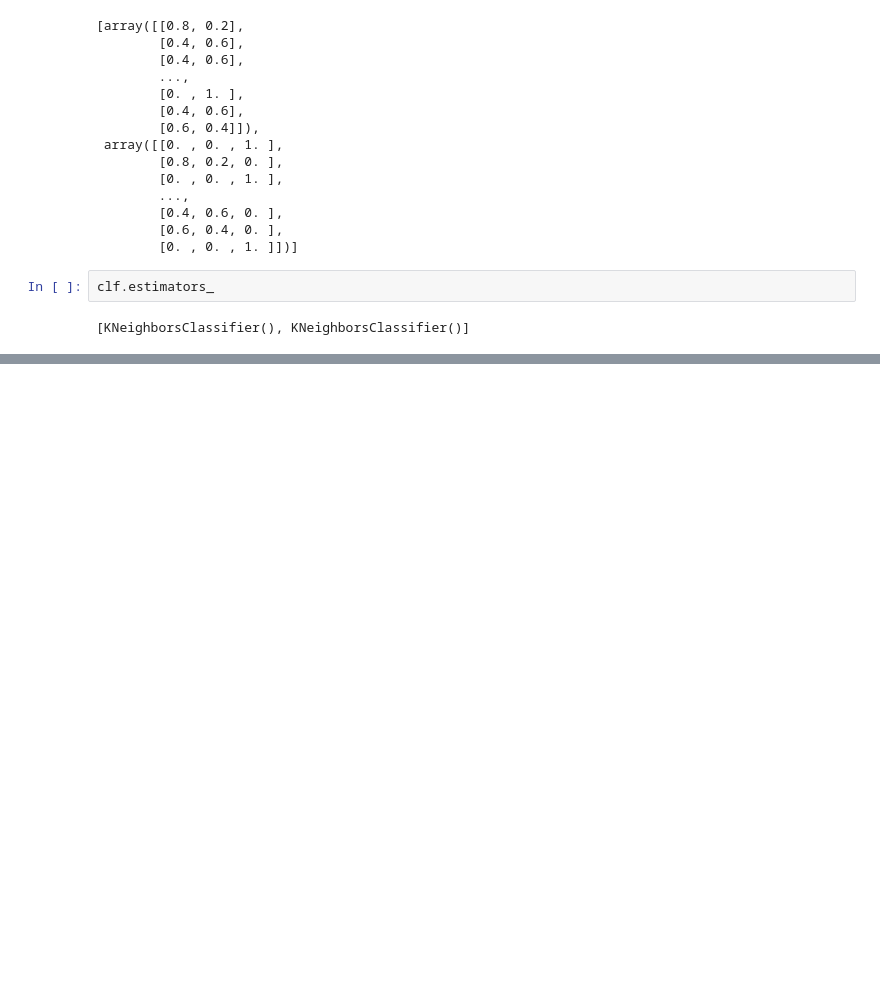
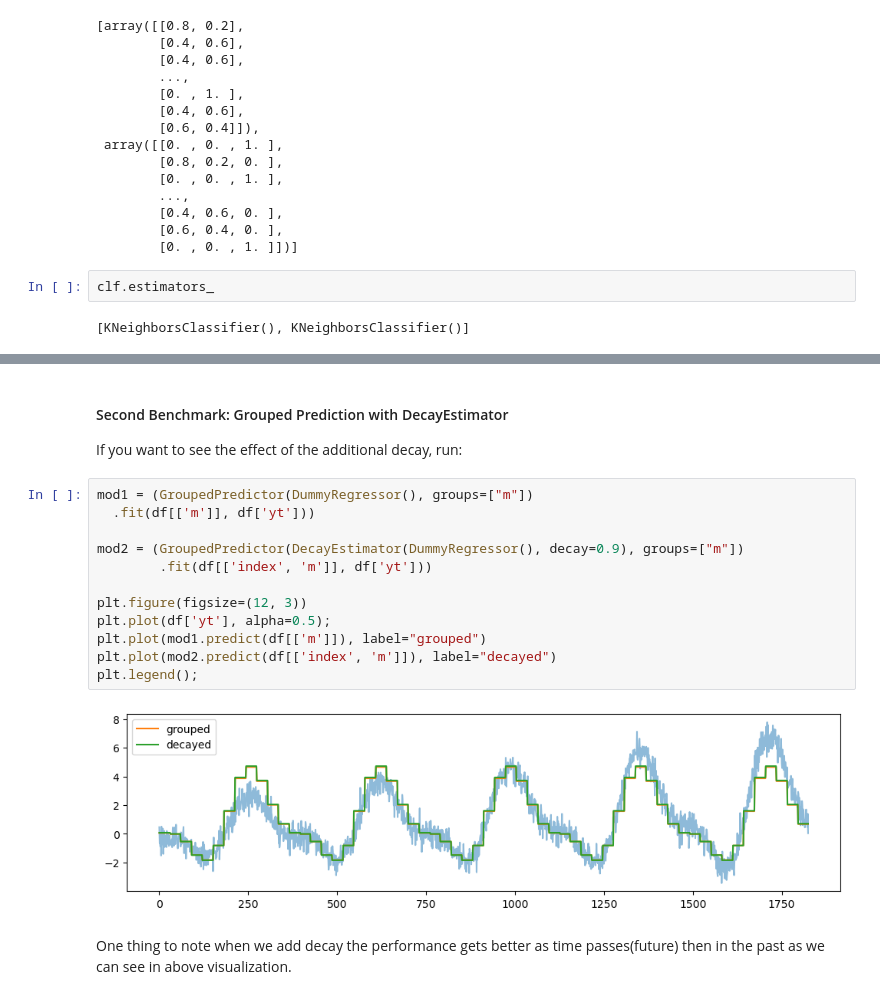
Before and after one commit to muhammadhananbaloch/Machine-Learning-Python, a Jupyter notebook: Scikit Learn/meta-estimators.ipynb, the cells around one changed output, grey strips where cells are left out. Drawn from its saved outputs; the diff is of its cells as text; blank space fills up the shorter version.

```diff
--- a/Scikit Learn/meta-estimators.ipynb
+++ b/Scikit Learn/meta-estimators.ipynb
@@ -295,0 +332,19 @@ clf.estimators_
+# %% [markdown]
+#### Second Benchmark: Grouped Prediction with DecayEstimator
+If you want to see the effect of the additional decay, run:
+# %%
+mod1 = (GroupedPredictor(DummyRegressor(), groups=["m"])
+  .fit(df[['m']], df['yt']))
+
+mod2 = (GroupedPredictor(DecayEstimator(DummyRegressor(), decay=0.9), groups=["m"])
+        .fit(df[['index', 'm']], df['yt']))
+
+plt.figure(figsize=(12, 3))
+plt.plot(df['yt'], alpha=0.5);
+plt.plot(mod1.predict(df[['m']]), label="grouped")
+plt.plot(mod2.predict(df[['index', 'm']]), label="decayed")
+plt.legend();
+# %% [output]
+[figure, added]
+# %% [markdown]
+One thing to note when we add decay the performance gets better as time passes(future) then in the past as we can see in above visualization.
```
Also changed, not shown: parts of 5 cells of this notebook.
